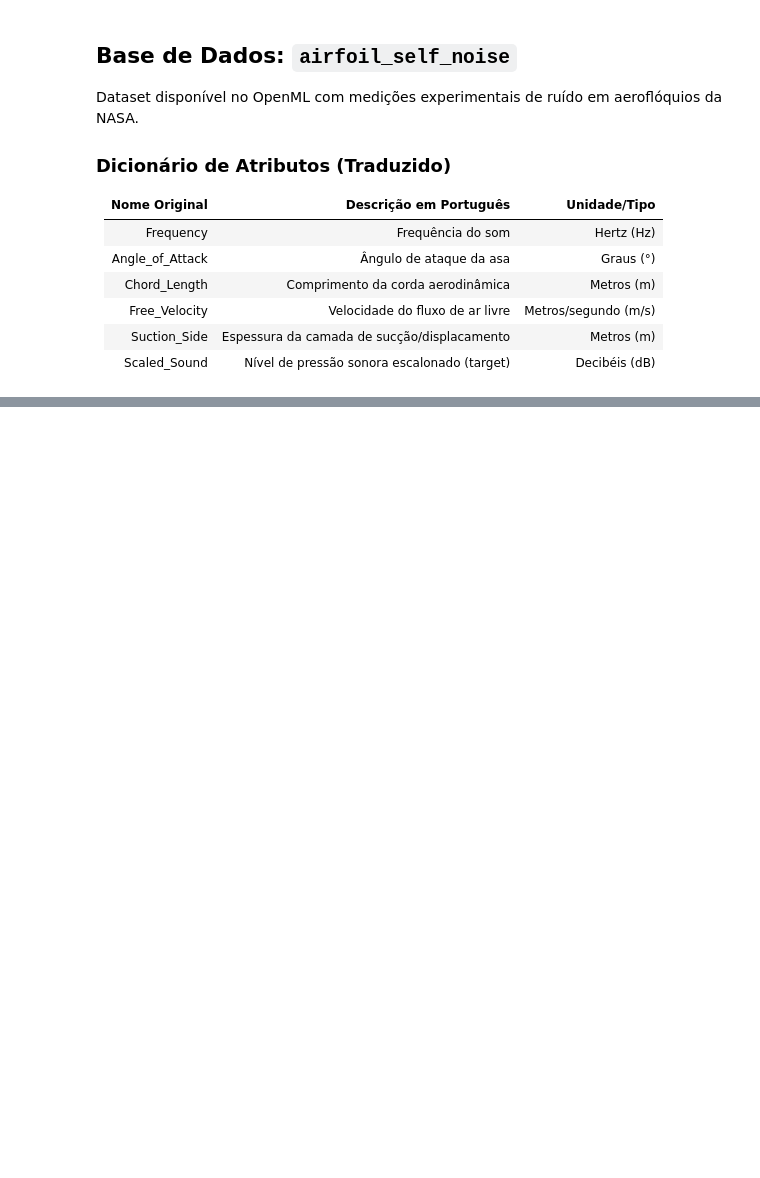
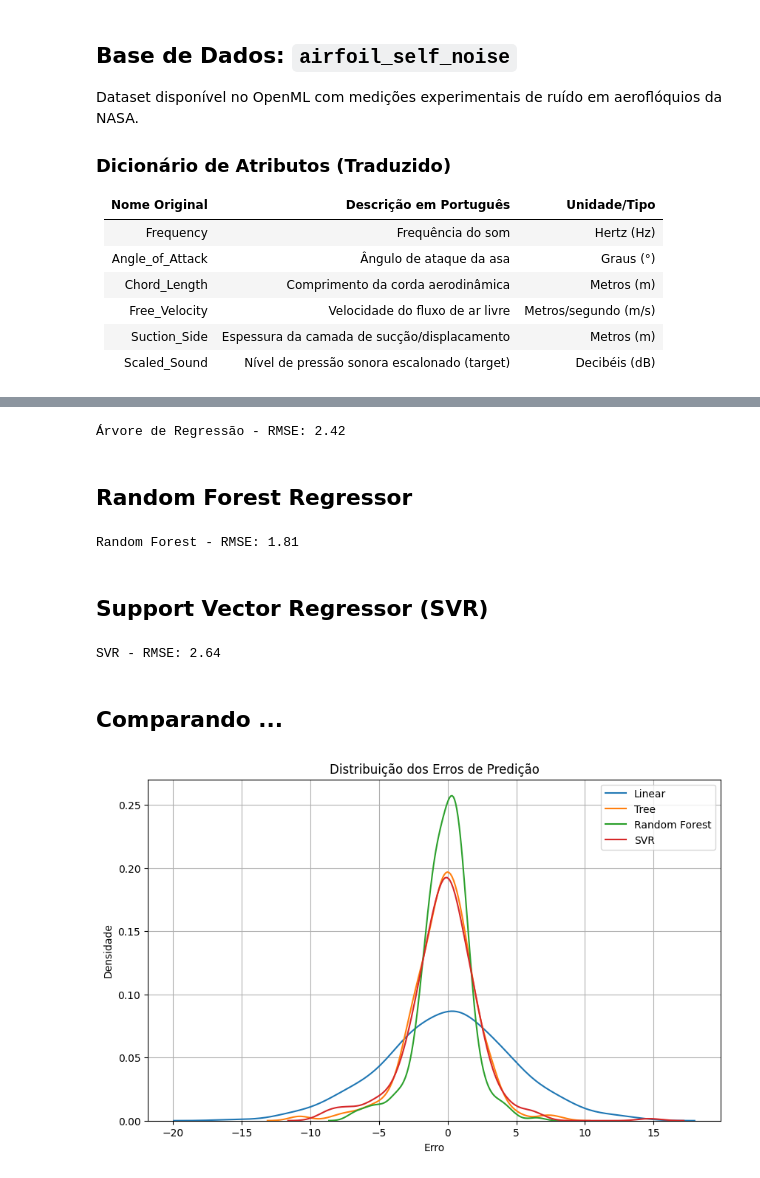
Before and after one commit to diegofloriano/data_science_2025, a Jupyter notebook: notebooks/Lab09_ML/exercicio.ipynb, the cells around one changed output, grey strips where cells are left out. Saved outputs shown, nothing was run; the diff lists cells and outputs as text; code cells hidden in the pictures; blank space fills up the shorter version.

```diff
--- a/notebooks/Lab09_ML/exercicio.ipynb
+++ b/notebooks/Lab09_ML/exercicio.ipynb
@@ -22,0 +46,6 @@ y = airfoil.target.astype(float)
+# %%
+modelo_lr = LinearRegression()
+modelo_lr.fit(X_train, y_train)
+
+pred_lr = modelo_lr.predict(X_test)
+avaliar_modelo(y_test, pred_lr, "Regressão Linear")
@@ -22,0 +56,45 @@ y = airfoil.target.astype(float)
+# %%
+modelo_tree = DecisionTreeRegressor(random_state=42)
+modelo_tree.fit(X_train, y_train)
+
+pred_tree = modelo_tree.predict(X_test)
+avaliar_modelo(y_test, pred_tree, "Árvore de Regressão")
+# %% [output]
+Árvore de Regressão - RMSE: 2.42
+# %% [markdown]
+## Random Forest Regressor
+# %%
+modelo_rf = RandomForestRegressor(n_estimators=100, random_state=42)
+modelo_rf.fit(X_train, y_train)
+
+pred_rf = modelo_rf.predict(X_test)
+avaliar_modelo(y_test, pred_rf, "Random Forest")
+# %% [output]
+Random Forest - RMSE: 1.81
+# %% [markdown]
+## Support Vector Regressor (SVR)
+# %%
+modelo_svr = make_pipeline(StandardScaler(), SVR(kernel='rbf', C=100, epsilon=0.1))
+modelo_svr.fit(X_train, y_train)
+
+pred_svr = modelo_svr.predict(X_test)
+avaliar_modelo(y_test, pred_svr, "SVR")
+# %% [output]
+SVR - RMSE: 2.64
+# %% [markdown]
+## Comparando ...
+# %%
+plt.figure(figsize=(10, 6))
+sns.kdeplot(y_test - pred_lr, label="Linear")
+sns.kdeplot(y_test - pred_tree, label="Tree")
+sns.kdeplot(y_test - pred_rf, label="Random Forest")
+sns.kdeplot(y_test - pred_svr, label="SVR")
+
+plt.title("Distribuição dos Erros de Predição")
+plt.xlabel("Erro")
+plt.ylabel("Densidade")
+plt.grid(True)
+plt.legend()
+plt.show()
+# %% [output]
+[figure, added]
```
Also changed, not shown: parts of 6 cells of this notebook.
